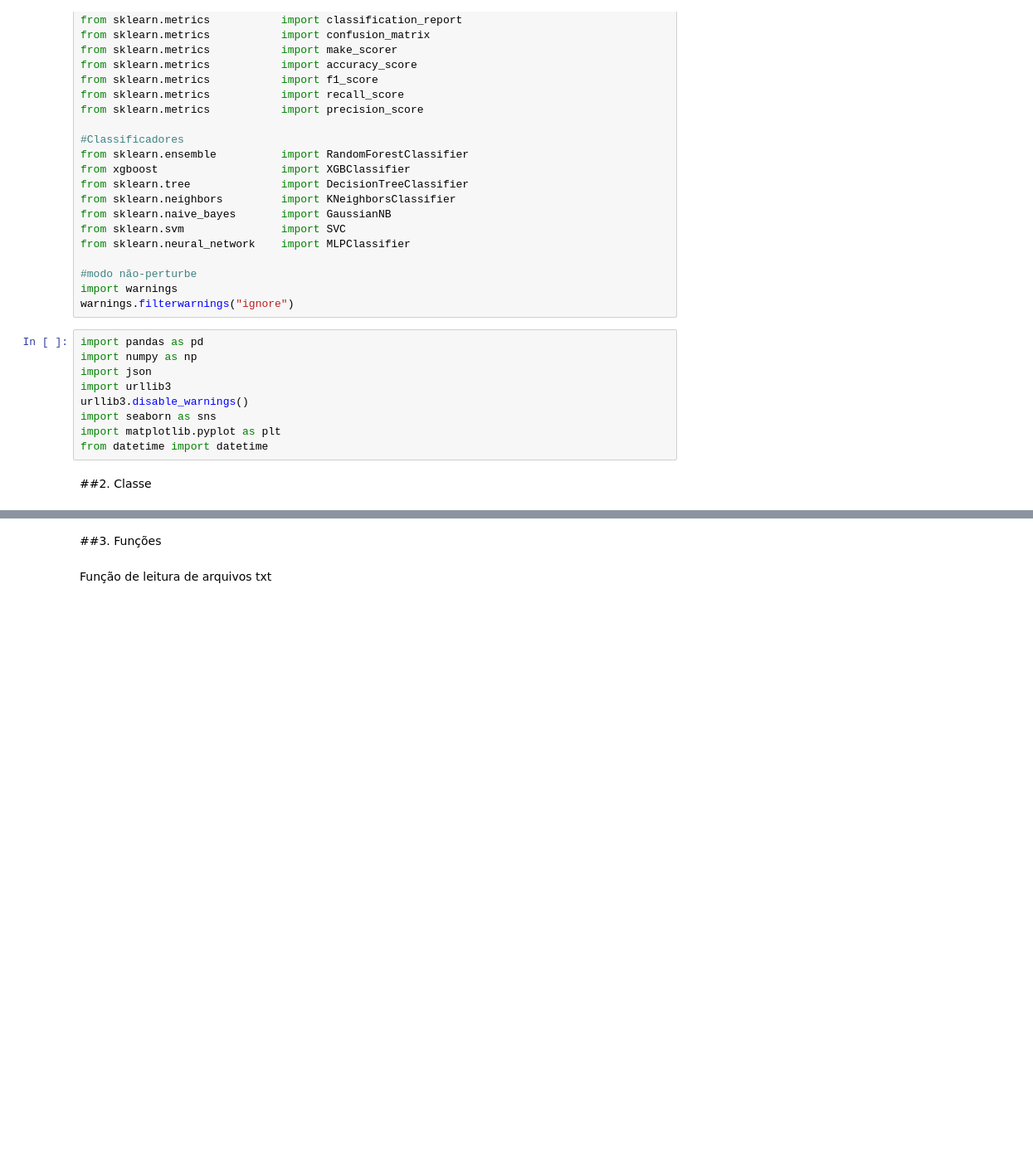
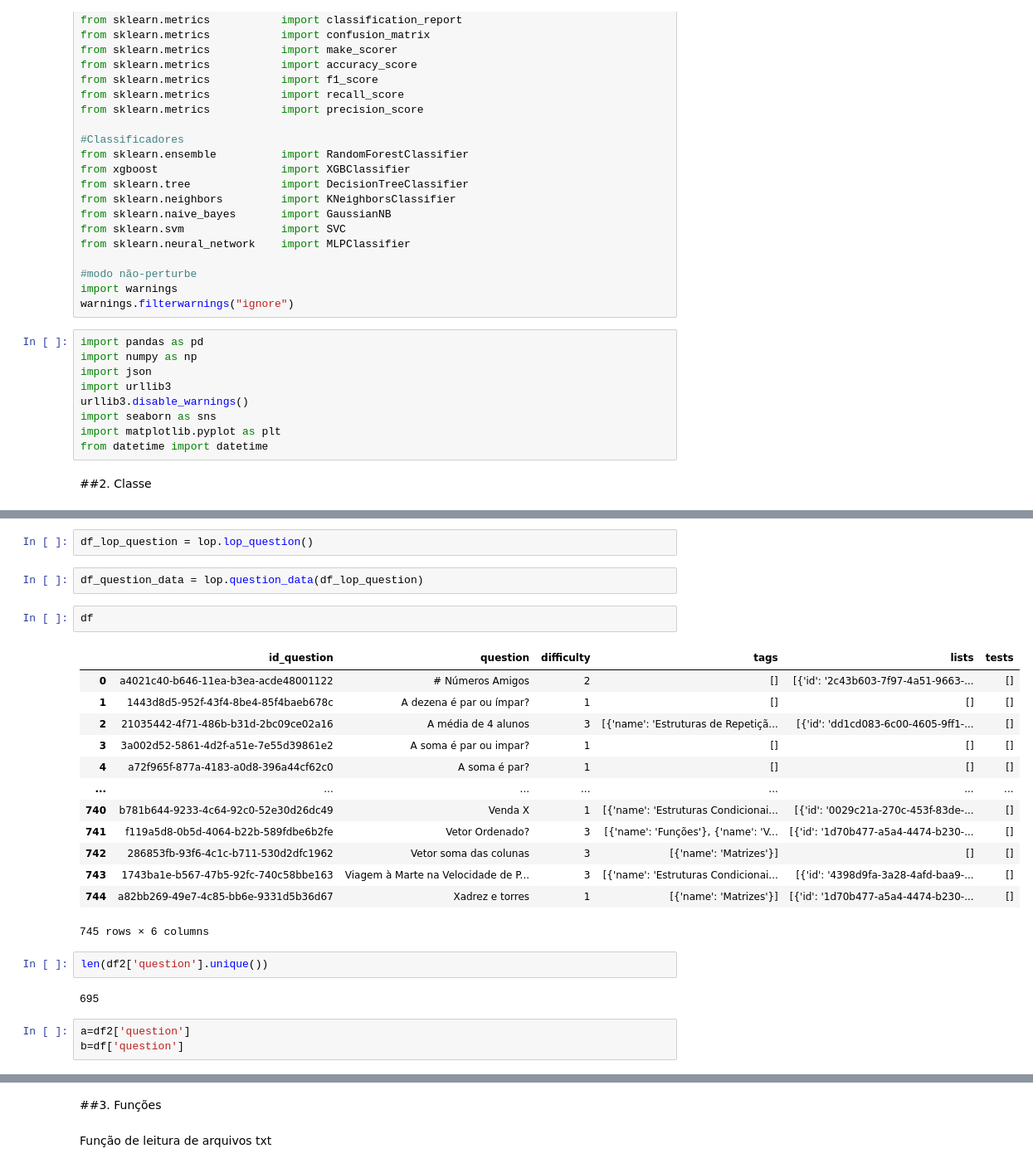
Before and after one commit to vilsonrodrigues/Projeto_Orientacao_Academica_LoP, a Jupyter notebook: Projeto_Orientacao_Academica_LoP.ipynb, the cells around one changed output, grey strips where cells are left out. Shown at 83% size. Cells and saved outputs as stored; diff of their text form; blank space fills up the shorter version.

Commit message:
Att na função question_data + testes

```diff
--- a/Projeto_Orientacao_Academica_LoP.ipynb
+++ b/Projeto_Orientacao_Academica_LoP.ipynb
@@ -115,0 +330,27 @@ Classe para realizar x-ação
+# %%
+df_lop_question = lop.lop_question()
+# %%
+df_question_data = lop.question_data(df_lop_question)
+# %%
+df
+# %% [output]
+|  | id_question | question | difficulty | tags | lists | tests |
+| 0 | a4021c40-b646-11ea-b3ea-acde48001122 | # Números Amigos | 2 | [] | [{'id': '2c43b603-7f97-4a51-9663-... | [] |
+| 1 | 1443d8d5-952f-43f4-8be4-85f4baeb678c | A dezena é par ou ímpar? | 1 | [] | [] | [] |
+| 2 | 21035442-4f71-486b-b31d-2bc09ce02a16 | A média de 4 alunos | 3 | [{'name': 'Estruturas de Repetiçã... | [{'id': 'dd1cd083-6c00-4605-9ff1-... | [] |
+| 3 | 3a002d52-5861-4d2f-a51e-7e55d39861e2 | A soma é par ou impar? | 1 | [] | [] | [] |
+| 4 | a72f965f-877a-4183-a0d8-396a44cf62c0 | A soma é par? | 1 | [] | [] | [] |
+| ... | ... | ... | ... | ... | ... | ... |
+| 740 | b781b644-9233-4c64-92c0-52e30d26dc49 | Venda X | 1 | [{'name': 'Estruturas Condicionai... | [{'id': '0029c21a-270c-453f-83de-... | [] |
+| 741 | f119a5d8-0b5d-4064-b22b-589fdbe6b2fe | Vetor Ordenado? | 3 | [{'name': 'Funções'}, {'name': 'V... | [{'id': '1d70b477-a5a4-4474-b230-... | [] |
+| 742 | 286853fb-93f6-4c1c-b711-530d2dfc1962 | Vetor soma das colunas | 3 | [{'name': 'Matrizes'}] | [] | [] |
+| 743 | 1743ba1e-b567-47b5-92fc-740c58bbe163 | Viagem à Marte na Velocidade de P... | 3 | [{'name': 'Estruturas Condicionai... | [{'id': '4398d9fa-3a28-4afd-baa9-... | [] |
+| 744 | a82bb269-49e7-4c85-bb6e-9331d5b36d67 | Xadrez e torres | 1 | [{'name': 'Matrizes'}] | [{'id': '1d70b477-a5a4-4474-b230-... | [] |
+745 rows × 6 columns
+# %%
+len(df2['question'].unique())
+# %% [output]
+695
+# %%
+a=df2['question']
+b=df['question']
```
Also changed, not shown: parts of 45 cells of this notebook.
